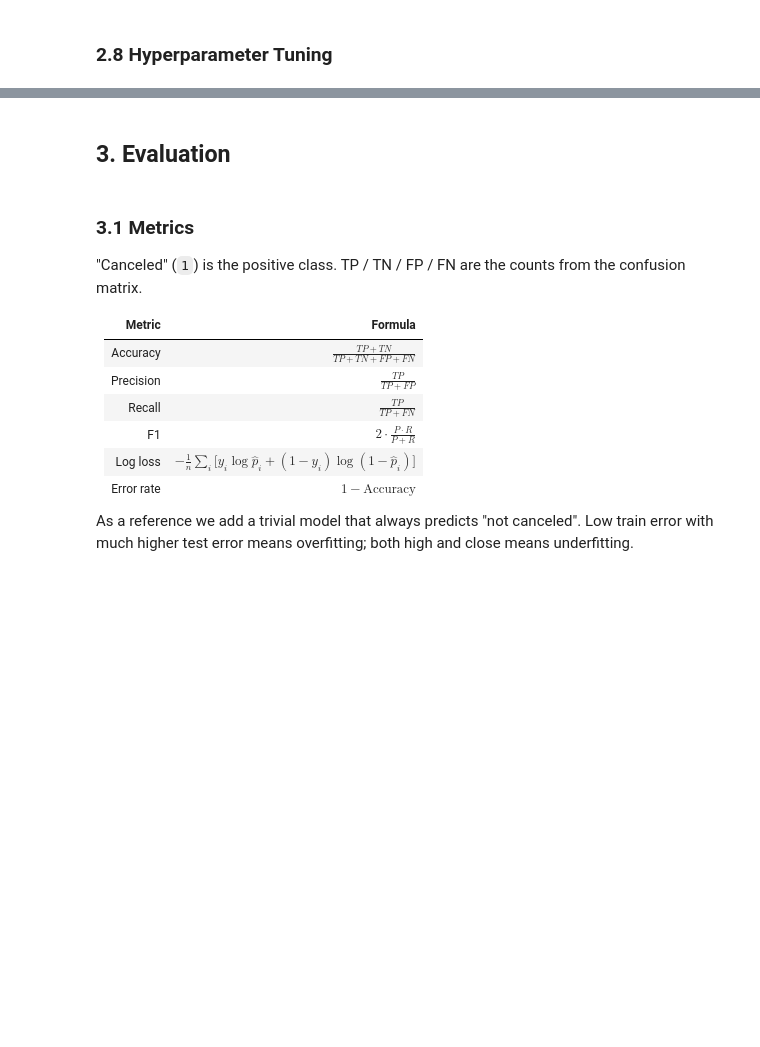
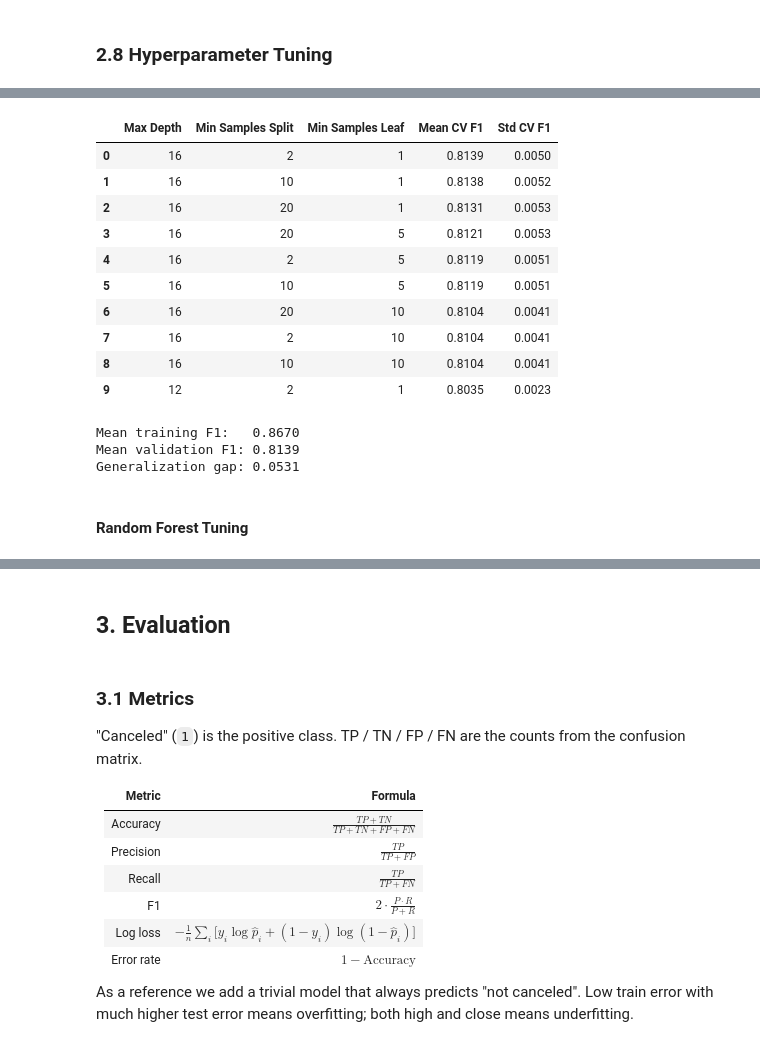
Before and after one commit to MasMits/hotel-cancellation-ml, a Jupyter notebook: notebook/project.ipynb, the cells around one changed output, grey strips where cells are left out. Cells and saved outputs as stored; diff of their text form; code cells hidden in the pictures; blank space fills up the shorter version.

```diff
--- a/notebook/project.ipynb
+++ b/notebook/project.ipynb
@@ -357,0 +729,49 @@ Average tree depth: 12.0
+# %%
+# Convert grid search results into a DataFrame
+tree_results = pd.DataFrame(tree_search.cv_results_)
+
+# Select and rename columns for readability
+columns = {
+    "param_decisiontreeclassifier__max_depth": "Max Depth",
+    "param_decisiontreeclassifier__min_samples_split": "Min Samples Split",
+    "param_decisiontreeclassifier__min_samples_leaf": "Min Samples Leaf",
+    "mean_test_score": "Mean CV F1",
+    "std_test_score": "Std CV F1"
+}
+
+tree_summary = (
+    tree_results[list(columns.keys())]
+    .rename(columns=columns)
+    .sort_values("Mean CV F1", ascending=False)
+    .reset_index(drop=True)
+)
+
+display(tree_summary.head(10).round(4))
+
+
+# Training versus validation performance
+best_idx = tree_search.best_index_
+
+train_f1 = tree_search.cv_results_["mean_train_score"][best_idx]
+validation_f1 = tree_search.cv_results_["mean_test_score"][best_idx]
+
+print(f"Mean training F1:   {train_f1:.4f}")
+print(f"Mean validation F1: {validation_f1:.4f}")
+print(f"Generalization gap: {train_f1 - validation_f1:.4f}")
+# %% [output]
+|  | Max Depth | Min Samples Split | Min Samples Leaf | Mean CV F1 | Std CV F1 |
+| 0 | 16 | 2 | 1 | 0.8139 | 0.0050 |
+| 1 | 16 | 10 | 1 | 0.8138 | 0.0052 |
+| 2 | 16 | 20 | 1 | 0.8131 | 0.0053 |
+| 3 | 16 | 20 | 5 | 0.8121 | 0.0053 |
+| 4 | 16 | 2 | 5 | 0.8119 | 0.0051 |
+| 5 | 16 | 10 | 5 | 0.8119 | 0.0051 |
+| 6 | 16 | 20 | 10 | 0.8104 | 0.0041 |
+| 7 | 16 | 2 | 10 | 0.8104 | 0.0041 |
+| 8 | 16 | 10 | 10 | 0.8104 | 0.0041 |
+| 9 | 12 | 2 | 1 | 0.8035 | 0.0023 |
+Mean training F1:   0.8670
+Mean validation F1: 0.8139
+Generalization gap: 0.0531
+# %% [markdown]
+#### Random Forest Tuning
```
Also changed, not shown: parts of 27 cells of this notebook.
